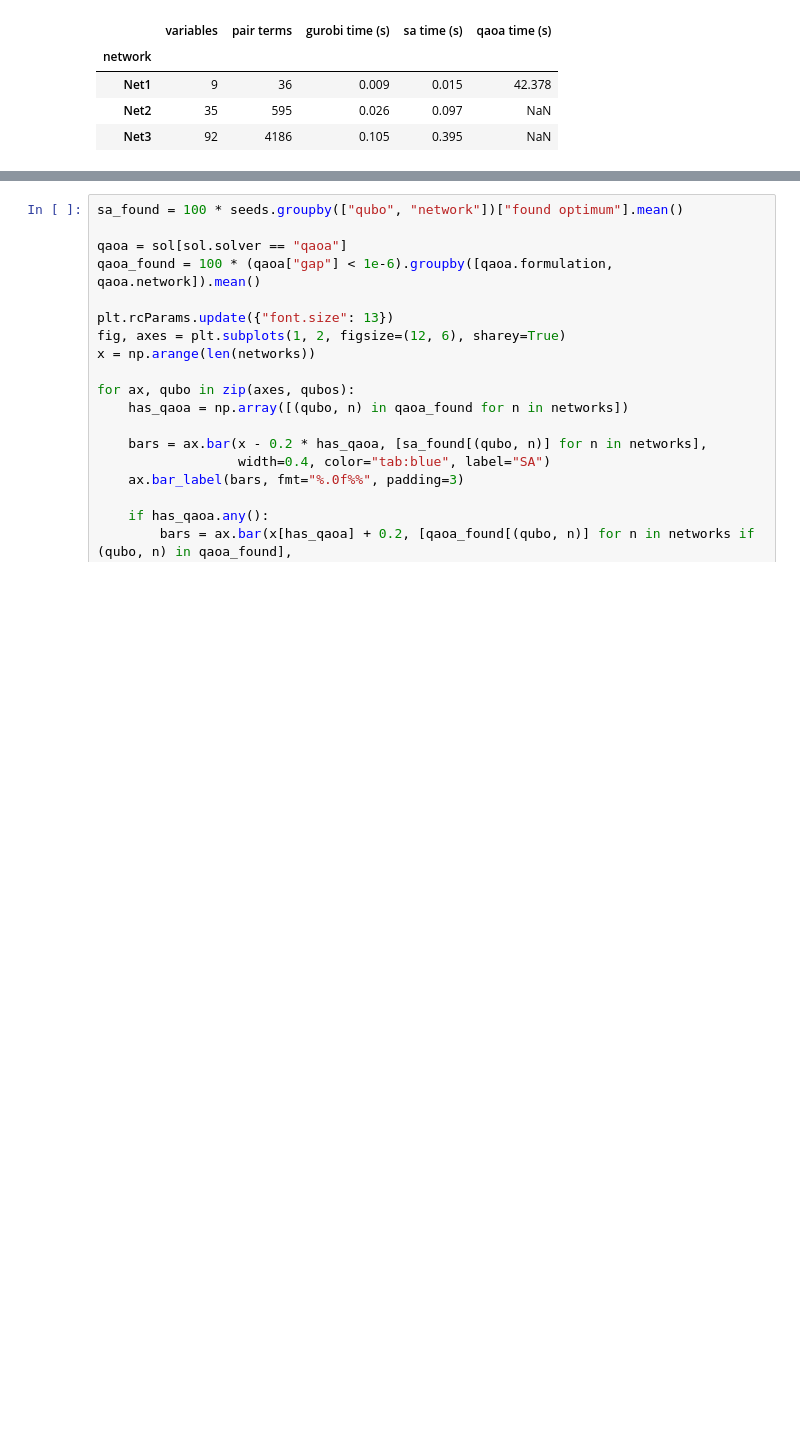
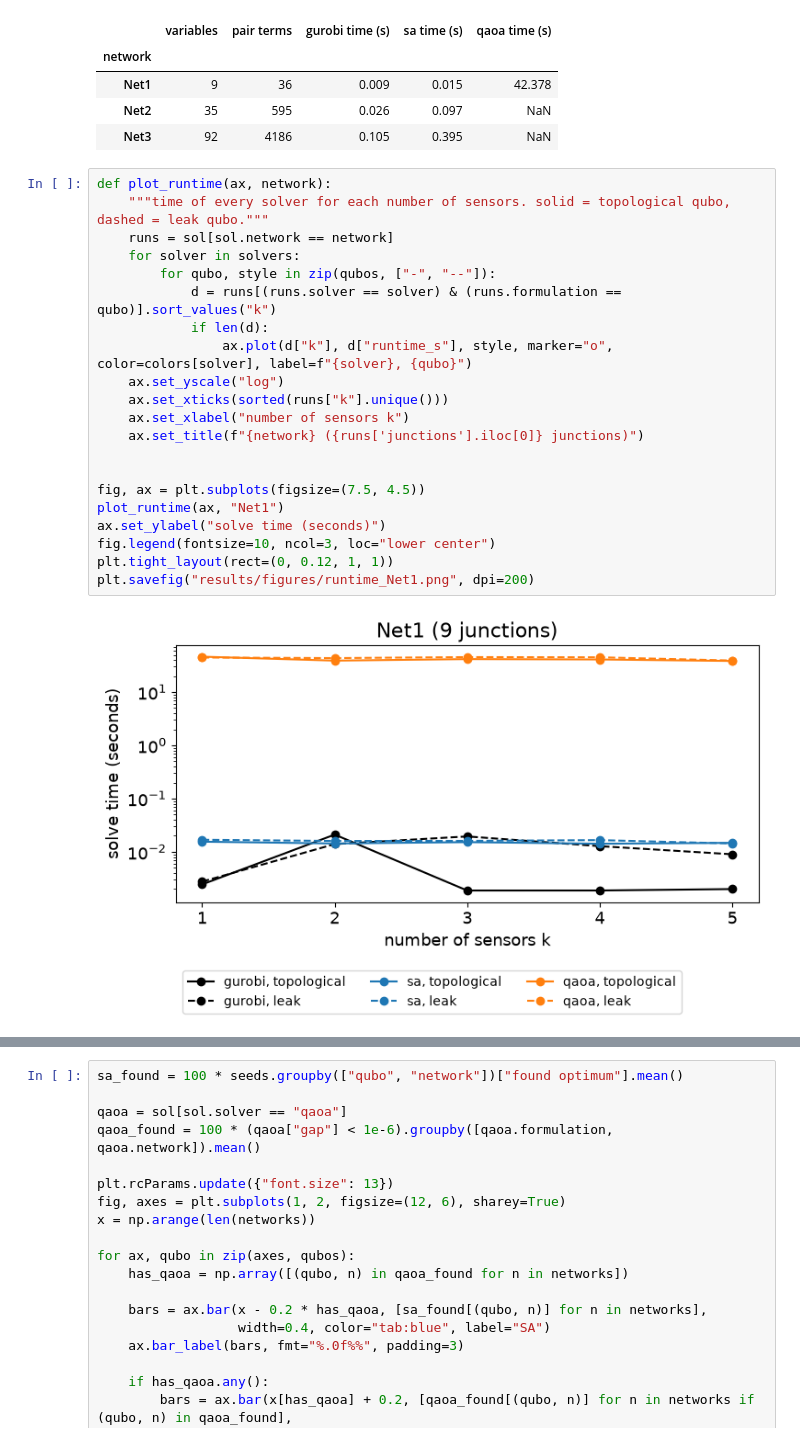
Before and after one commit to hamda-alh/wdn-sensor-qubo, a Jupyter notebook: notebooks/scalability.ipynb, the cells around one changed output, grey strips where cells are left out. Drawn from its saved outputs; the diff is of its cells as text; blank space fills up the shorter version.

Commit message:
runtime analysis

```diff
--- a/notebooks/scalability.ipynb
+++ b/notebooks/scalability.ipynb
@@ -186,3 +186,26 @@ size
 | Net1 | 9 | 36 | 0.009 | 0.015 | 42.378 |
 | Net2 | 35 | 595 | 0.026 | 0.097 | NaN |
 | Net3 | 92 | 4186 | 0.105 | 0.395 | NaN |
+# %%
+def plot_runtime(ax, network):
+    """time of every solver for each number of sensors. solid = topological qubo, dashed = leak qubo."""
+    runs = sol[sol.network == network]
+    for solver in solvers:
+        for qubo, style in zip(qubos, ["-", "--"]):
+            d = runs[(runs.solver == solver) & (runs.formulation == qubo)].sort_values("k")
+            if len(d):
+                ax.plot(d["k"], d["runtime_s"], style, marker="o", color=colors[solver], label=f"{solver}, {qubo}")
+    ax.set_yscale("log")
+    ax.set_xticks(sorted(runs["k"].unique()))
+    ax.set_xlabel("number of sensors k")
+    ax.set_title(f"{network} ({runs['junctions'].iloc[0]} junctions)")
+
+
+fig, ax = plt.subplots(figsize=(7.5, 4.5))
+plot_runtime(ax, "Net1")
+ax.set_ylabel("solve time (seconds)")
+fig.legend(fontsize=10, ncol=3, loc="lower center")
+plt.tight_layout(rect=(0, 0.12, 1, 1))
+plt.savefig("results/figures/runtime_Net1.png", dpi=200)
+# %% [output]
+[figure, added]
```
Also changed, not shown: parts of 1 cell of this notebook, 4 other files.
